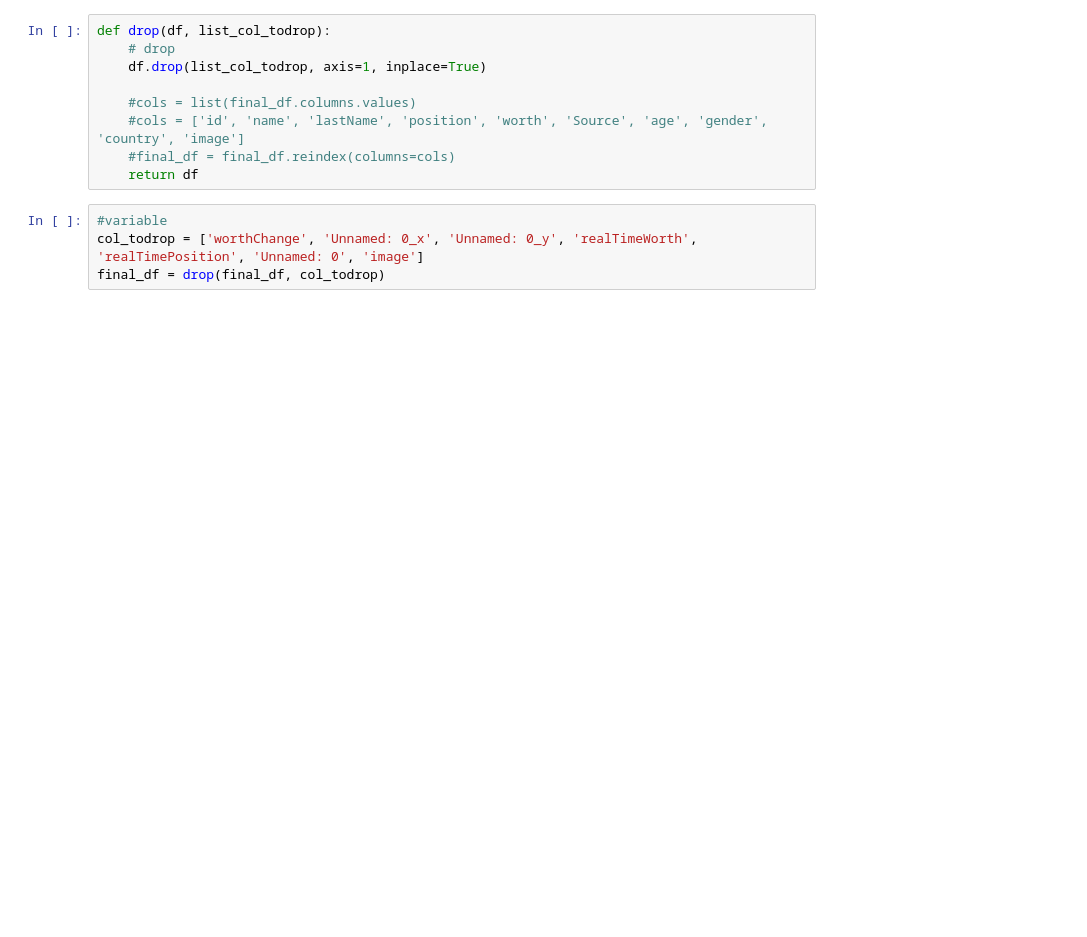
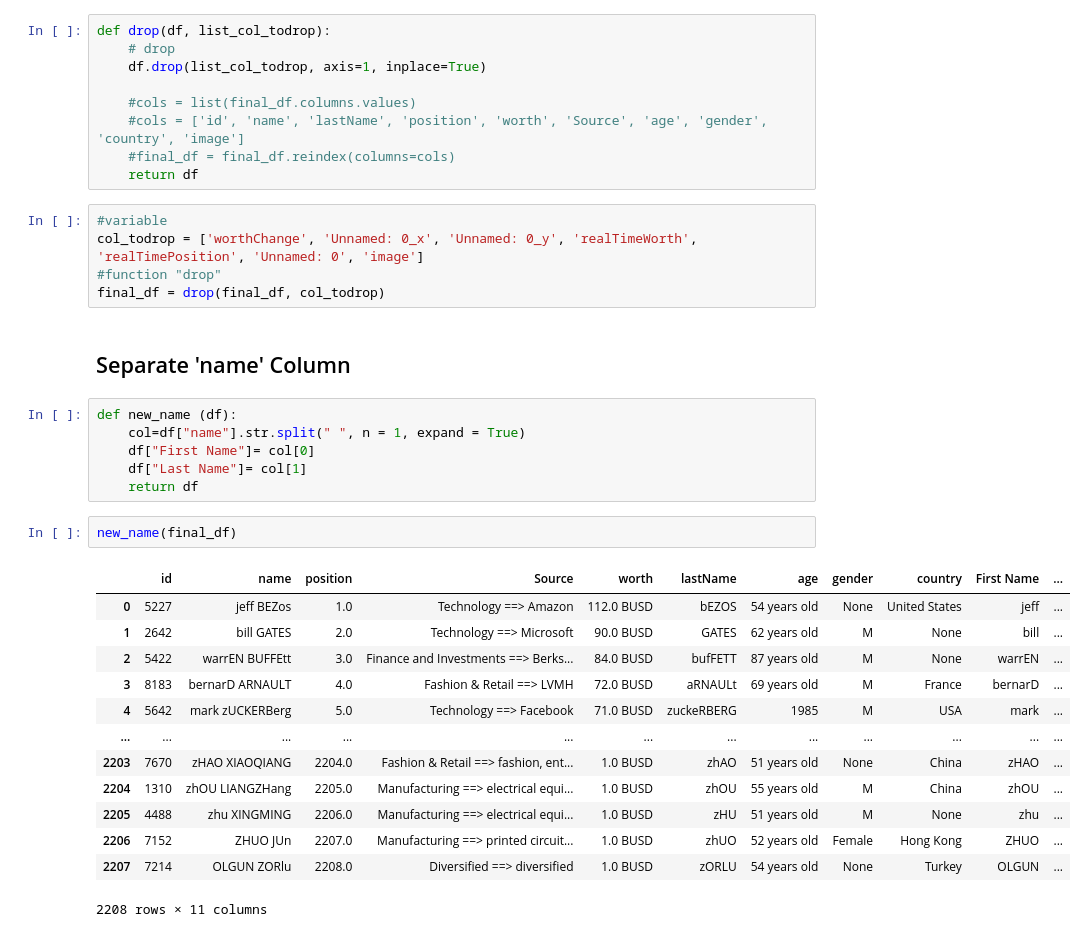
Before and after one commit to sbraca/Ironhack-Module-1-Project-hatching, a Jupyter notebook: notebooks/pipelines_test.ipynb, the cells around one changed output. Cells and saved outputs as stored; diff of their text form; blank space fills up the shorter version.

Commit message:
Col functions

```diff
--- a/notebooks/pipelines_test.ipynb
+++ b/notebooks/pipelines_test.ipynb
@@ -52,7 +56,32 @@ def drop(df, list_col_todrop):
 # %%
 #variable
 col_todrop = ['worthChange', 'Unnamed: 0_x', 'Unnamed: 0_y', 'realTimeWorth', 'realTimePosition', 'Unnamed: 0', 'image']
+#function "drop"
 final_df = drop(final_df, col_todrop)
+# %% [markdown]
+## Separate 'name' Column
+# %%
+def new_name (df):
+    col=df["name"].str.split(" ", n = 1, expand = True)
+    df["First Name"]= col[0]
+    df["Last Name"]= col[1]
+    return df
+# %%
+new_name(final_df)
+# %% [output]
+|  | id | name | position | Source | worth | lastName | age | gender | country | First Name | ... |
+| 0 | 5227 | jeff BEZos | 1.0 | Technology ==> Amazon | 112.0 BUSD | bEZOS | 54 years old | None | United States | jeff | ... |
+| 1 | 2642 | bill GATES | 2.0 | Technology ==> Microsoft | 90.0 BUSD | GATES | 62 years old | M | None | bill | ... |
+| 2 | 5422 | warrEN BUFFEtt | 3.0 | Finance and Investments ==> Berks... | 84.0 BUSD | bufFETT | 87 years old | M | None | warrEN | ... |
+| 3 | 8183 | bernarD ARNAULT | 4.0 | Fashion & Retail ==> LVMH | 72.0 BUSD | aRNAULt | 69 years old | M | France | bernarD | ... |
+| 4 | 5642 | mark zUCKERBerg | 5.0 | Technology ==> Facebook | 71.0 BUSD | zuckeRBERG | 1985 | M | USA | mark | ... |
+| ... | ... | ... | ... | ... | ... | ... | ... | ... | ... | ... | ... |
+| 2203 | 7670 | zHAO XIAOQIANG | 2204.0 | Fashion & Retail ==> fashion, ent... | 1.0 BUSD | zhAO | 51 years old | None | China | zHAO | ... |
+| 2204 | 1310 | zhOU LIANGZHang | 2205.0 | Manufacturing ==> electrical equi... | 1.0 BUSD | zhOU | 55 years old | M | China | zhOU | ... |
+| 2205 | 4488 | zhu XINGMING | 2206.0 | Manufacturing ==> electrical equi... | 1.0 BUSD | zHU | 51 years old | M | None | zhu | ... |
+| 2206 | 7152 | ZHUO JUn | 2207.0 | Manufacturing ==> printed circuit... | 1.0 BUSD | zhUO | 52 years old | Female | Hong Kong | ZHUO | ... |
+| 2207 | 7214 | OLGUN ZORlu | 2208.0 | Diversified ==> diversified | 1.0 BUSD | zORLU | 54 years old | None | Turkey | OLGUN | ... |
+2208 rows × 11 columns
 # %%
 def format_data(df):
 
```
Also changed, not shown: parts of 13 cells of this notebook, 1 other file.
